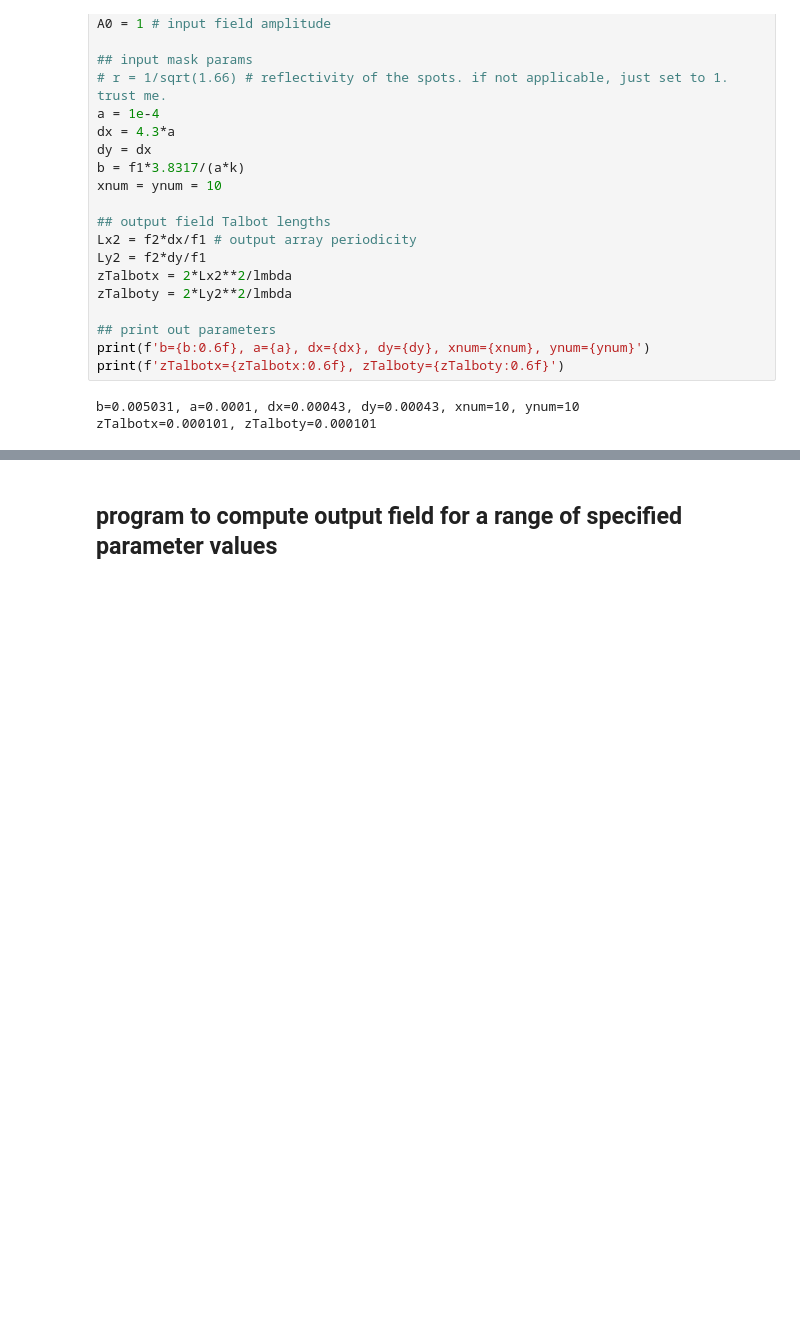
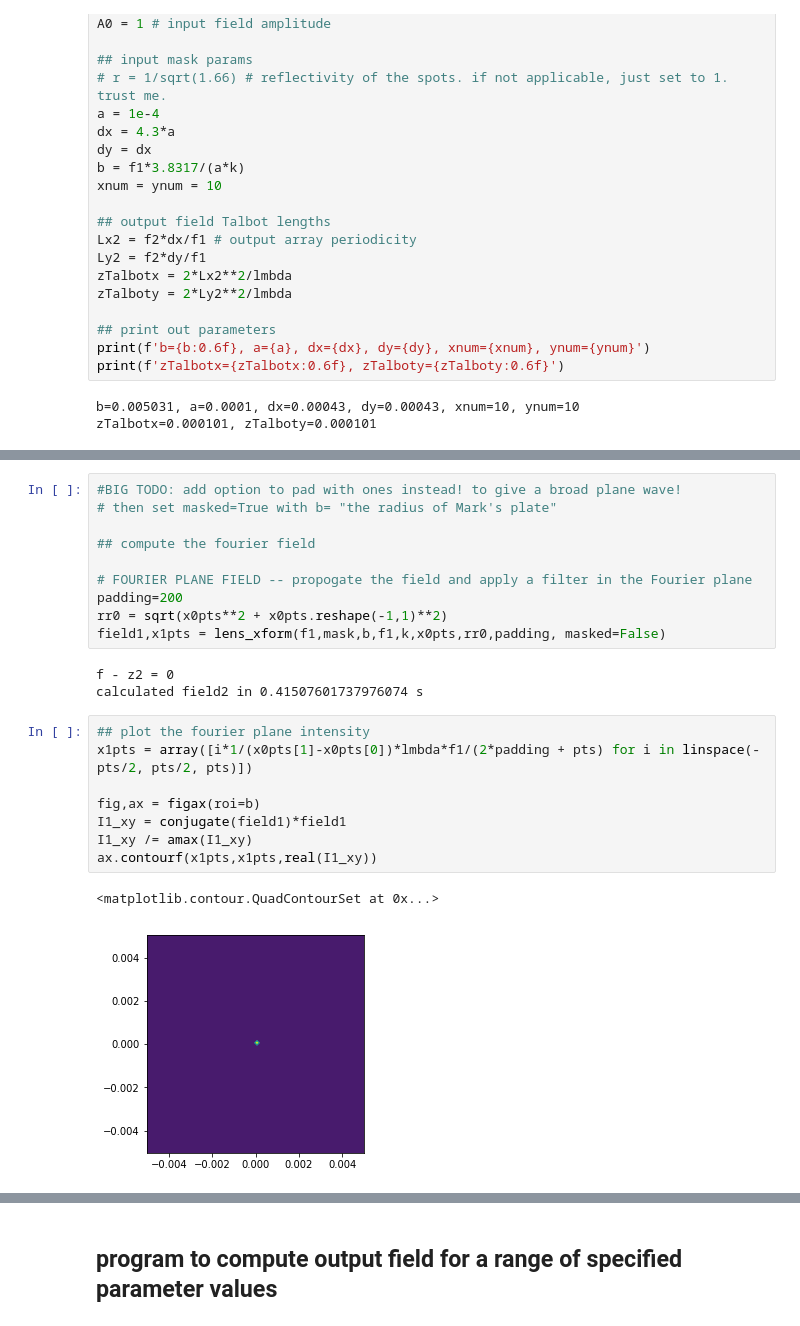
Before and after one commit to prhuft/fourier-optics, a Jupyter notebook: randomized_array.ipynb, the cells around one changed output, grey strips where cells are left out. Cells and saved outputs as stored; diff of their text form; blank space fills up the shorter version.

```diff
--- a/randomized_array.ipynb
+++ b/randomized_array.ipynb
@@ -127,0 +114,24 @@ ax.contourf(x1pts, x1pts, mask)
+# %%
+#BIG TODO: add option to pad with ones instead! to give a broad plane wave!
+# then set masked=True with b= "the radius of Mark's plate"
+
+## compute the fourier field
+
+# FOURIER PLANE FIELD -- propogate the field and apply a filter in the Fourier plane
+padding=200
+rr0 = sqrt(x0pts**2 + x0pts.reshape(-1,1)**2)
+field1,x1pts = lens_xform(f1,mask,b,f1,k,x0pts,rr0,padding, masked=False)
+# %% [output]
+f - z2 = 0
+calculated field2 in 0.41507601737976074 s
+# %%
+## plot the fourier plane intensity
+x1pts = array([i*1/(x0pts[1]-x0pts[0])*lmbda*f1/(2*padding + pts) for i in linspace(-pts/2, pts/2, pts)])
+
+fig,ax = figax(roi=b)
+I1_xy = conjugate(field1)*field1
+I1_xy /= amax(I1_xy)
+ax.contourf(x1pts,x1pts,real(I1_xy))
+# %% [output]
+<matplotlib.contour.QuadContourSet at 0x...>
+[figure, added]
```
Also changed, not shown: parts of 16 cells of this notebook, 3 other files.
